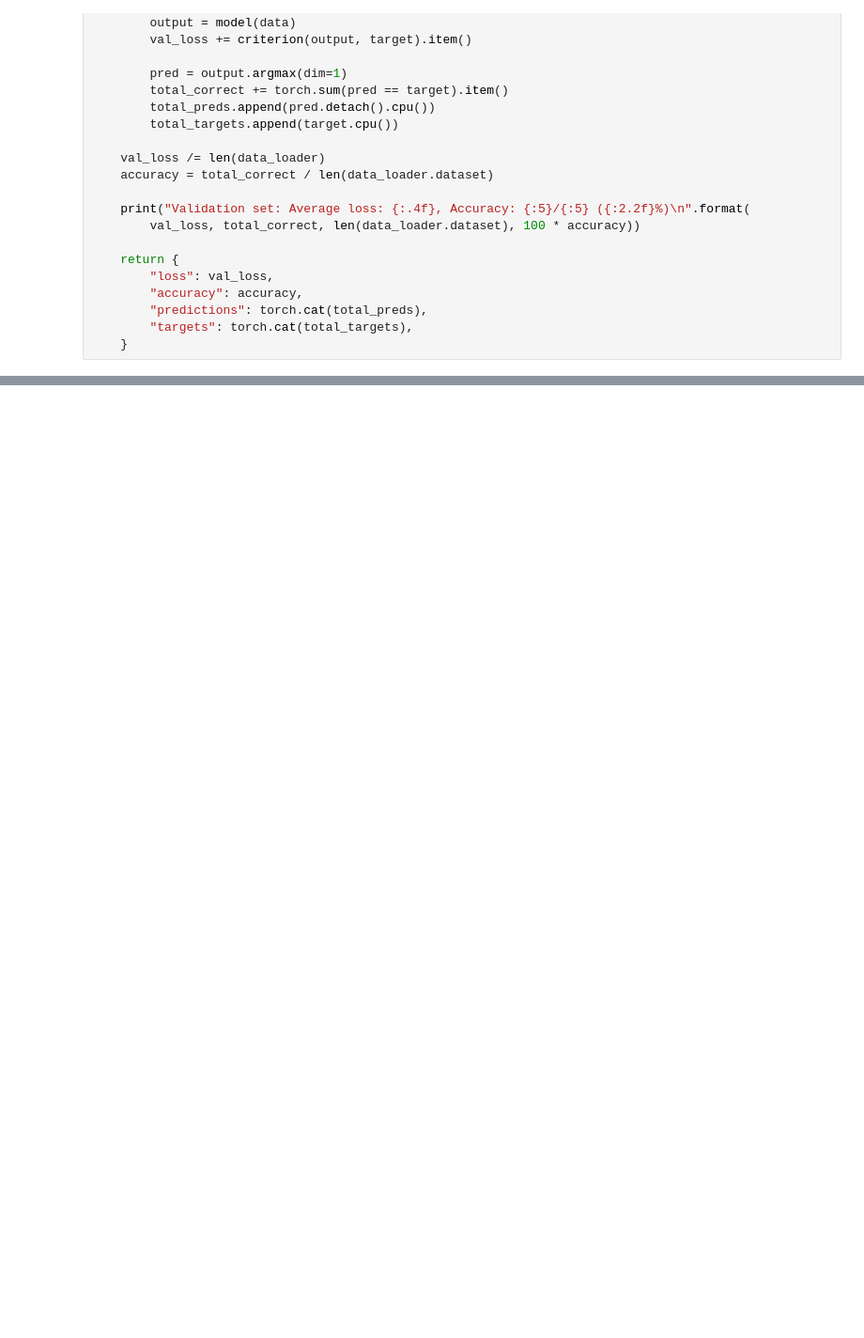
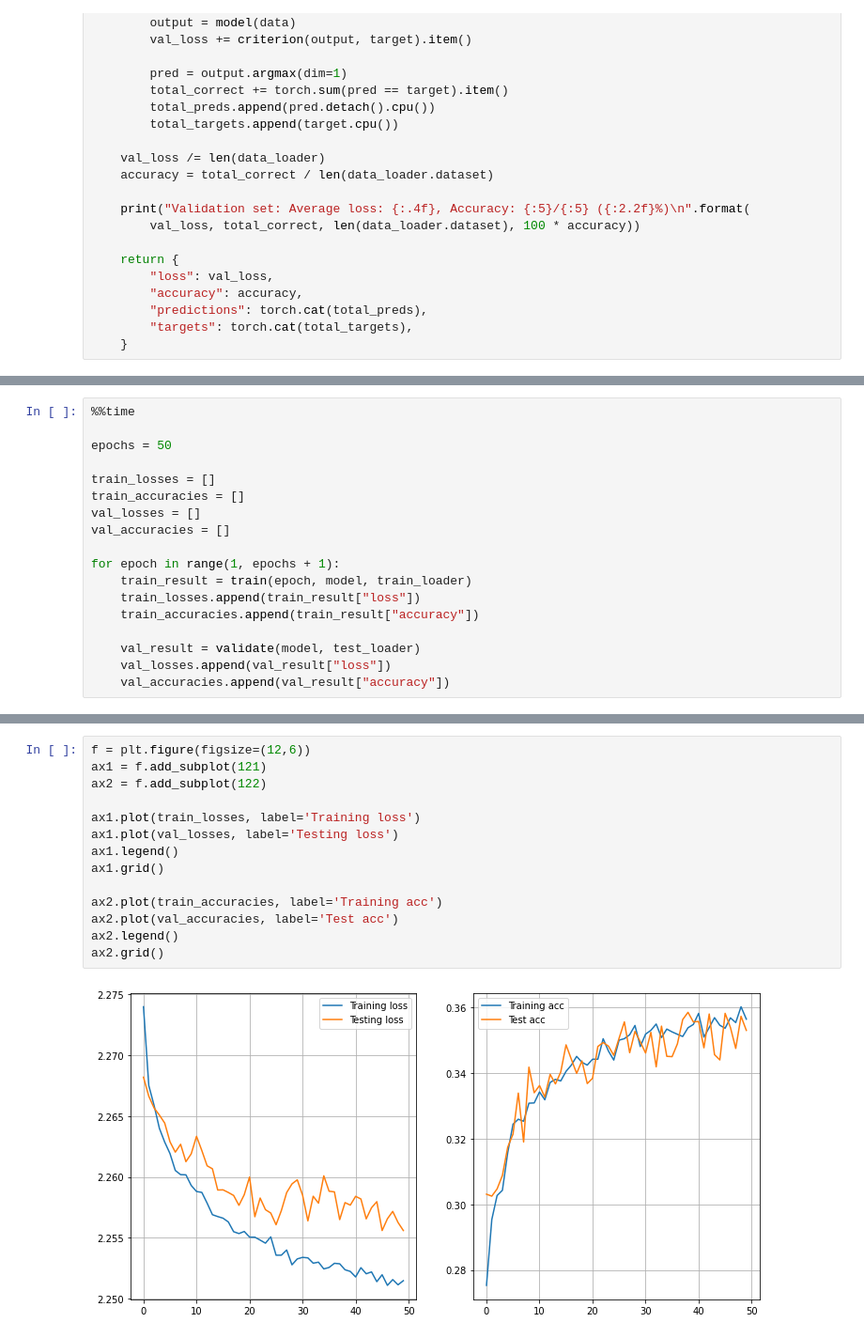
Before and after one commit to goodnic/MSE-TSM_DeLearn, a Jupyter notebook: Exercises/06/PW-06_exercise_2_CIFAR10_shallow_g16.ipynb, the cells around one changed output, grey strips where cells are left out. Shown at 94% size. Saved outputs shown, nothing was run; the diff lists cells and outputs as text; blank space fills up the shorter version.

```diff
--- a/Exercises/06/PW-06_exercise_2_CIFAR10_shallow_g16.ipynb
+++ b/Exercises/06/PW-06_exercise_2_CIFAR10_shallow_g16.ipynb
@@ -270,0 +298,18 @@ Weight of classification layer has size: torch.Size([10, 3072])
+# %%
+%%time
+
+epochs = 50
+
+train_losses = []
+train_accuracies = []
+val_losses = []
+val_accuracies = []
+
+for epoch in range(1, epochs + 1):
+    train_result = train(epoch, model, train_loader)
+    train_losses.append(train_result["loss"])
+    train_accuracies.append(train_result["accuracy"])
+
+    val_result = validate(model, test_loader)
+    val_losses.append(val_result["loss"])
+    val_accuracies.append(val_result["accuracy"])
@@ -270,0 +336,16 @@ Weight of classification layer has size: torch.Size([10, 3072])
+# %%
+f = plt.figure(figsize=(12,6))
+ax1 = f.add_subplot(121)
+ax2 = f.add_subplot(122)
+
+ax1.plot(train_losses, label='Training loss')
+ax1.plot(val_losses, label='Testing loss')
+ax1.legend()
+ax1.grid()
+
+ax2.plot(train_accuracies, label='Training acc')
+ax2.plot(val_accuracies, label='Test acc')
+ax2.legend()
+ax2.grid()
+# %% [output]
+[figure, added]
```
Also changed, not shown: parts of 14 cells of this notebook.
